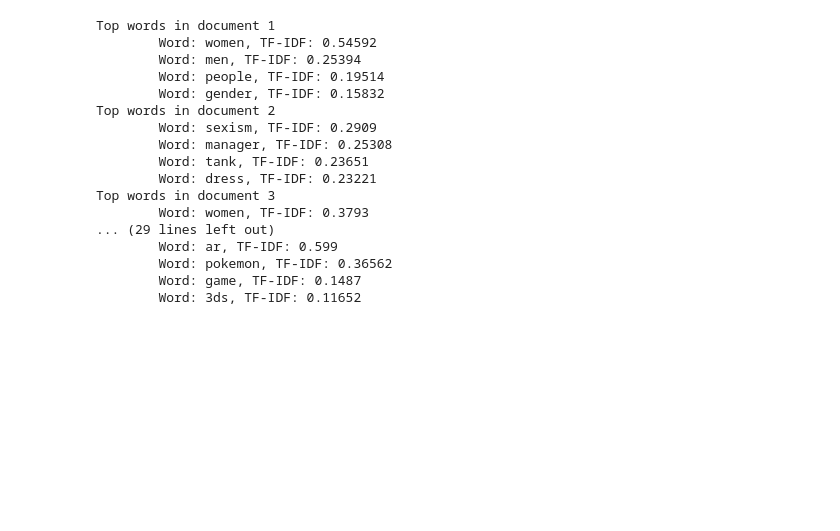
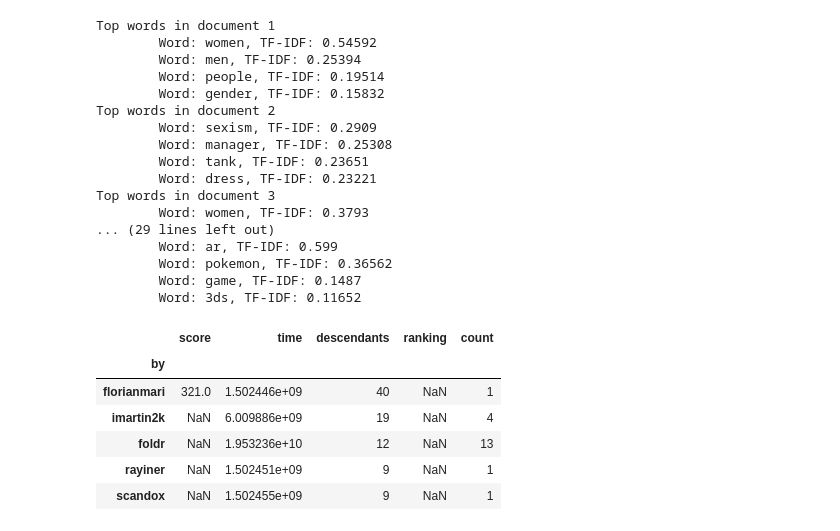
Before and after one commit to raymondgh/springboard-data-science, a Jupyter notebook: Capstone 2/TF-IDF Test.ipynb, the cells around one changed output. Saved outputs shown, nothing was run; the diff lists cells and outputs as text; code cells hidden in the pictures; blank space fills up the shorter version.

Commit message:
api call added and descendants calc

```diff
--- a/Capstone 2/TF-IDF Test.ipynb
+++ b/Capstone 2/TF-IDF Test.ipynb
@@ -73,3 +73,18 @@ def getThread(id):
 # %%
 def makeDocument(id):
     return html2text.html2text(" ".join(list(getThread(id)["text"].dropna())))
+# %%
+def imputeDescendants(thread):
+    thread = thread.reset_index(drop=True)
+
+    thread["count"] = 1
+
+    sums = thread.groupby("parent").sum().reset_index()[["parent", "count"]]
+
+    descendants = pd.merge(thread, sums, how="left", left_on="id", right_on="parent")
+
+    descendants = descendants["count_y"].fillna(0).astype(int)
+
+    thread["descendants"] = descendants
+
+    return thread
@@ -117,3 +146,13 @@ Top words in document 3
         Word: pokemon, TF-IDF: 0.36562
         Word: game, TF-IDF: 0.1487
         Word: 3ds, TF-IDF: 0.11652
+# %%
+imputeDescendants(getThread(14988086)).groupby("by").sum().sort_values(by="descendants", ascending=False).head()
+# %% [output]
+|  | score | time | descendants | ranking | count |
+| by |  |  |  |  |  |
+| florianmari | 321.0 | 1.502446e+09 | 40 | NaN | 1 |
+| imartin2k | NaN | 6.009886e+09 | 19 | NaN | 4 |
+| foldr | NaN | 1.953236e+10 | 12 | NaN | 13 |
+| rayiner | NaN | 1.502451e+09 | 9 | NaN | 1 |
+| scandox | NaN | 1.502455e+09 | 9 | NaN | 1 |
```
Also changed, not shown: parts of 17 cells of this notebook.
